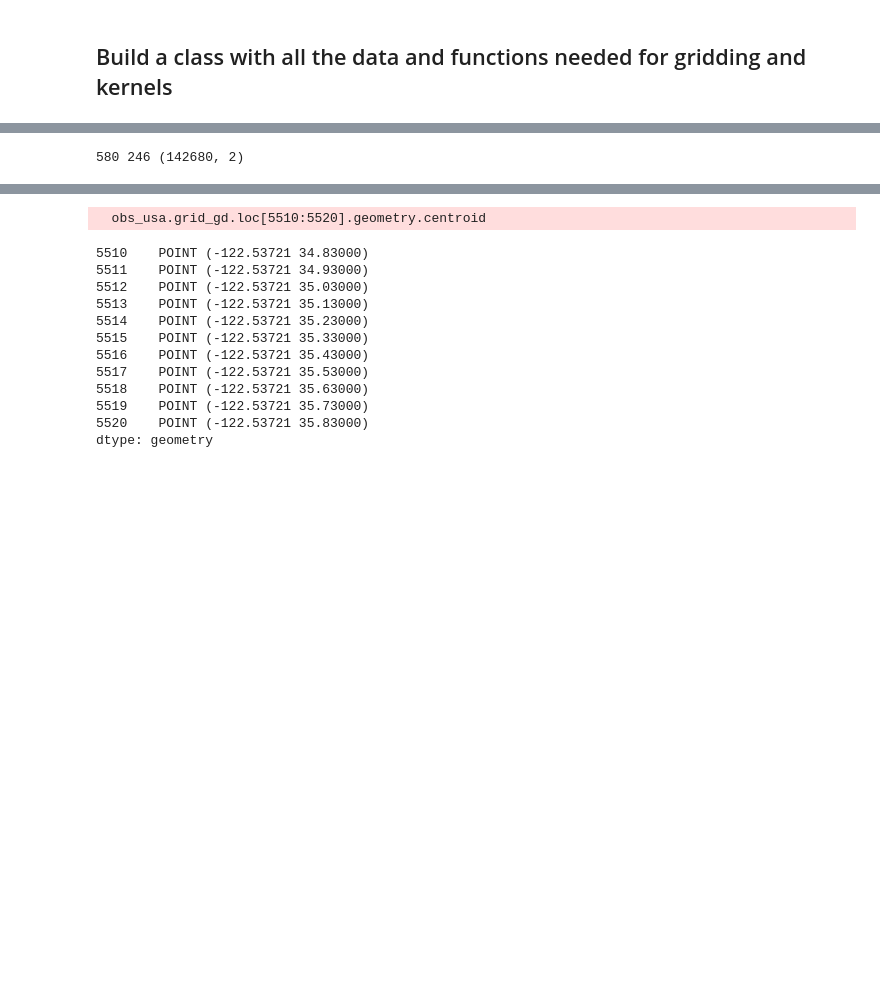
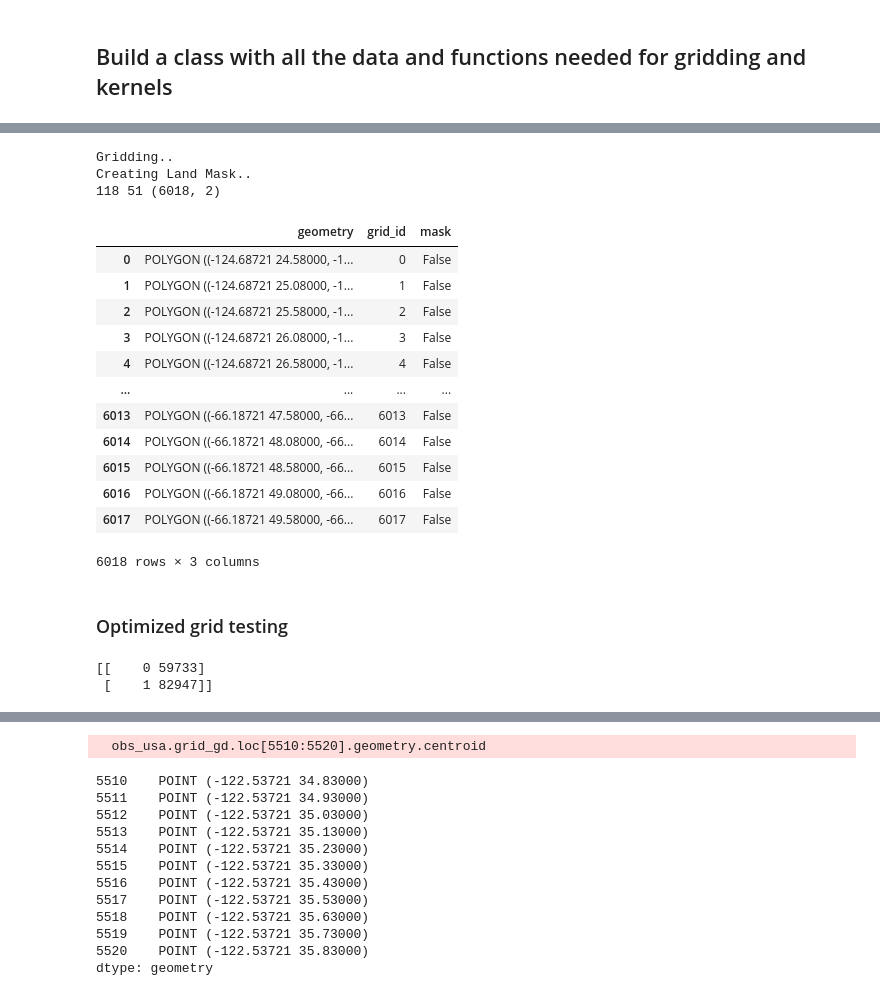
Before and after one commit to ando-shah/sdm-geolifeCLEF, a Jupyter notebook: preprocessing/kde.ipynb, the cells around one changed output, grey strips where cells are left out. Cells and saved outputs as stored; diff of their text form; code cells hidden in the pictures; blank space fills up the shorter version.

```diff
--- a/preprocessing/kde.ipynb
+++ b/preprocessing/kde.ipynb
@@ -141,6 +114,34 @@ The autoreload extension is already loaded. To reload it, use:
 %autoreload 2
 from grid import Observations
 # %%
-obs_usa = Observations(train_gdf, total_bounds=usa.total_bounds, grid_res_deg=0.1)
+obs_usa = Observations(train_gdf, usa, grid_res_deg=0.5)
 # %% [output]
-580 246 (142680, 2)
+Gridding..
+Creating Land Mask..
+118 51 (6018, 2)
+# %%
+obs_usa.grid_gd
+# %% [output]
+|  | geometry | grid_id | mask |
+| 0 | POLYGON ((-124.68721 24.58000, -1... | 0 | False |
+| 1 | POLYGON ((-124.68721 25.08000, -1... | 1 | False |
+| 2 | POLYGON ((-124.68721 25.58000, -1... | 2 | False |
+| 3 | POLYGON ((-124.68721 26.08000, -1... | 3 | False |
+| 4 | POLYGON ((-124.68721 26.58000, -1... | 4 | False |
+| ... | ... | ... | ... |
+| 6013 | POLYGON ((-66.18721 47.58000, -66... | 6013 | False |
+| 6014 | POLYGON ((-66.18721 48.08000, -66... | 6014 | False |
+| 6015 | POLYGON ((-66.18721 48.58000, -66... | 6015 | False |
+| 6016 | POLYGON ((-66.18721 49.08000, -66... | 6016 | False |
+| 6017 | POLYGON ((-66.18721 49.58000, -66... | 6017 | False |
+6018 rows × 3 columns
+# %% [markdown]
+### Optimized grid testing
+# %%
+unique, counts = np.unique(obs_usa.land_mask, return_counts=True)
+
+#display unique values and counts side by side
+print(np.asarray((unique, counts)).T)
+# %% [output]
+[[    0 59733]
+ [    1 82947]]
```
Also changed, not shown: parts of 43 cells of this notebook, 1 other file.
